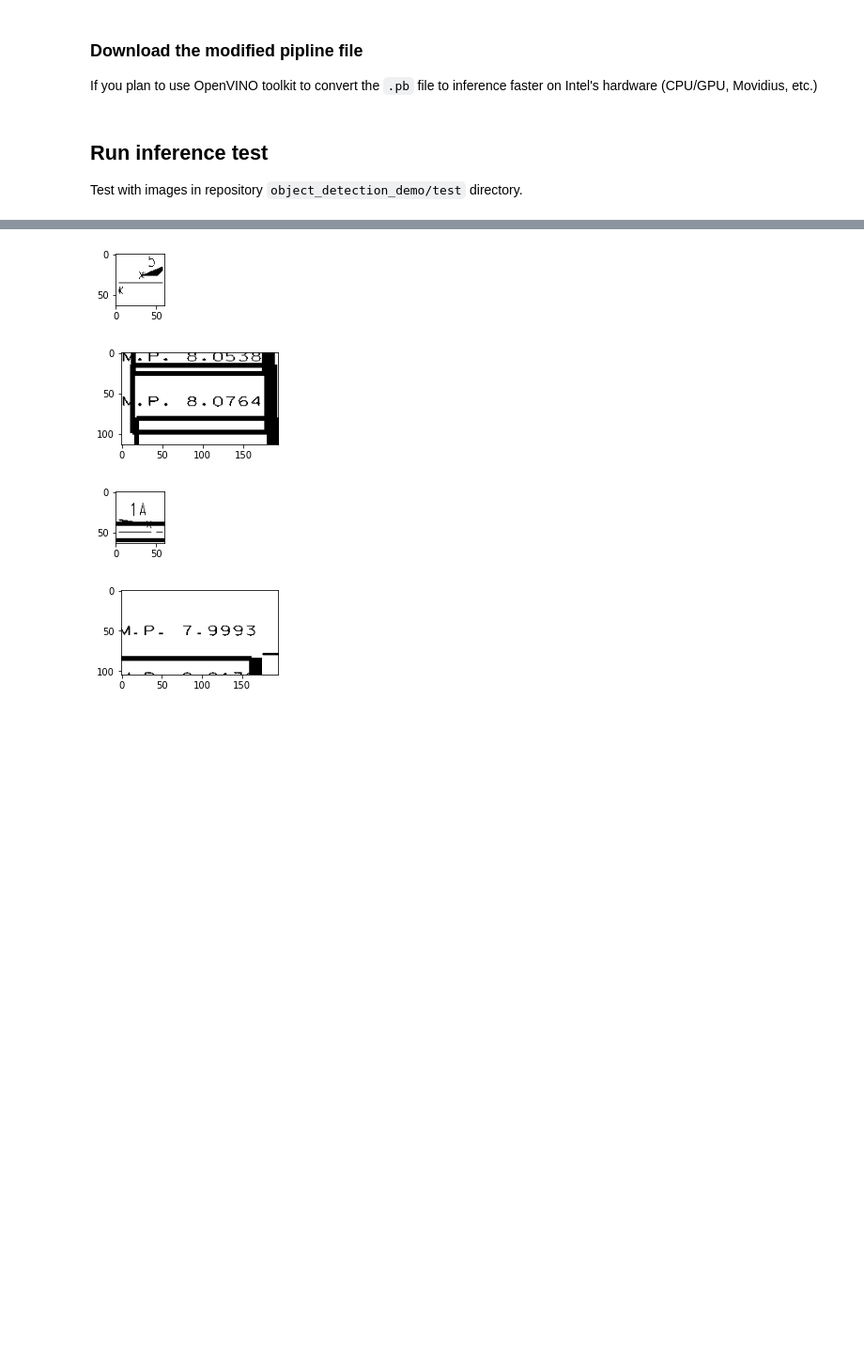
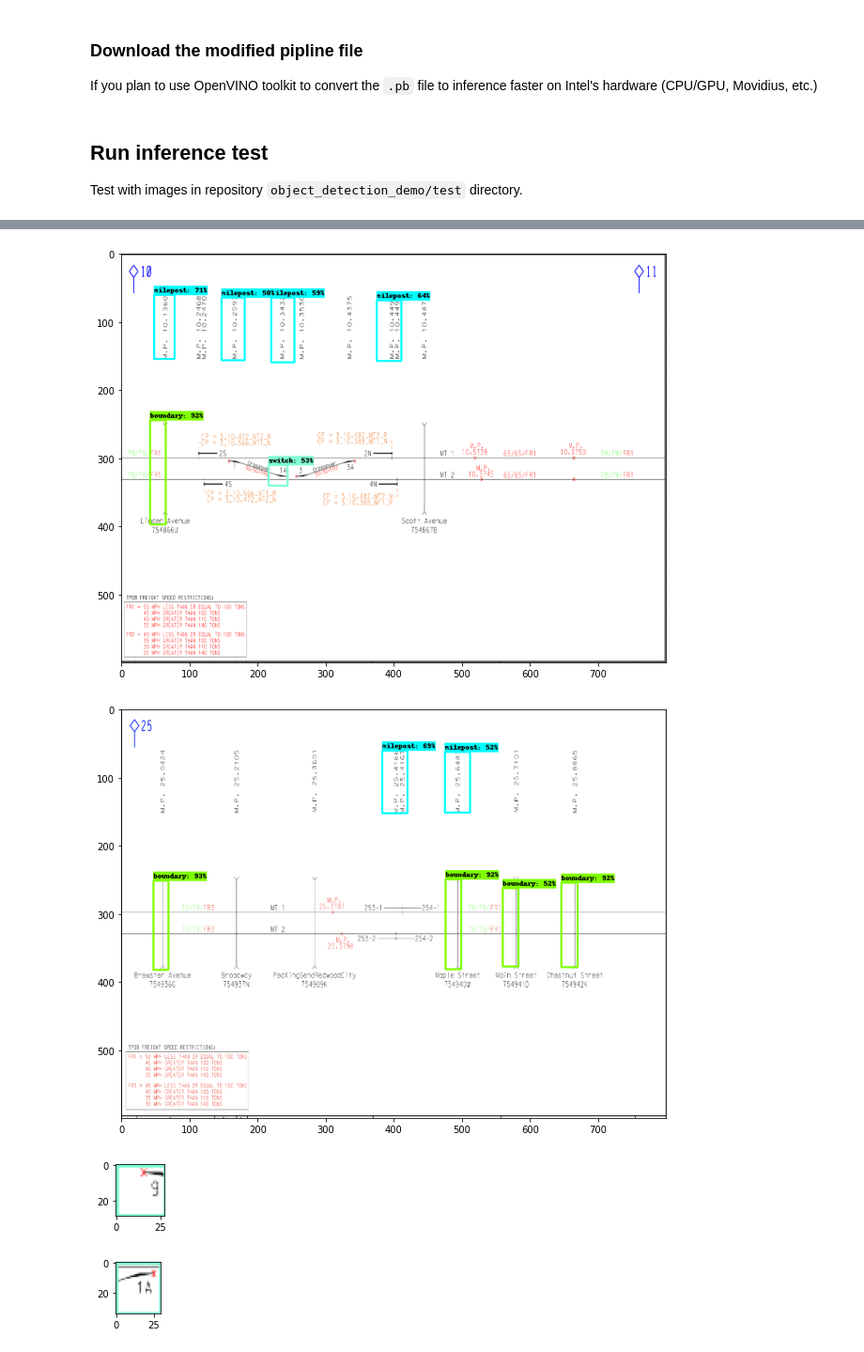
Before and after one commit to aiflow-tech/object_detection_demo, a Jupyter notebook: tensorflow_object_detection_training_colab.ipynb, the cells around one changed output, grey strips where cells are left out. Shown: that part at 94% size. Saved outputs shown, nothing was run; the diff lists cells and outputs as text; code cells hidden in the pictures; blank space fills up the shorter version.

```diff
--- a/tensorflow_object_detection_training_colab.ipynb
+++ b/tensorflow_object_detection_training_colab.ipynb
@@ -502,8 +513,6 @@ from pytesseract import Output
 import shutil
 import cv2
 import zipfile
-import pandas as pd
-import wabtec_track
 
 from collections import defaultdict
 from io import StringIO
@@ -628,24 +637,22 @@ for image_path in TEST_IMAGE_PATHS:
         category_index,
         instance_masks=output_dict.get('detection_masks'),
         use_normalized_coordinates=True,
-        line_thickness=6)
+        line_thickness=3)
 
     boxes = np.squeeze(output_dict['detection_boxes'])
     scores = np.squeeze(output_dict['detection_scores'])
     classes = np.squeeze(output_dict['detection_classes'])
     #set a min thresh score, say 0.8
-    min_score_thresh = 0.3
+    min_score_thresh = 0.6
     bboxes = boxes[scores > min_score_thresh]
     d_classes = classes[scores > min_score_thresh]
-    switch_boxes = bboxes[d_classes == 4]
+    switch_boxes = bboxes[d_classes == 3]
     milepost_boxes = bboxes[d_classes == 2]
-
-
 
     #get image size
     im_width, im_height = image.size
-    # print(image_np.shape)
-    # print(image.size)
+    print(image_np.shape)
+    print(image.size)
     final_box = []
     for box in bboxes:
         ymin, xmin, ymax, xmax = box
@@ -662,35 +669,21 @@ for image_path in TEST_IMAGE_PATHS:
         ymin, xmin, ymax, xmax = box
         m_box.append([xmin * im_width, xmax * im_width, ymin * im_height, ymax * im_height])
 
-    id = []
-    milepost = []
-
     for box in sw_box:
       ymin, xmin, ymax, xmax = box
       y,h,x,w =  np.int64(ymin), np.int64(ymax),np.int64(xmin), np.int64(xmax)
-      # print(y,h,x,w)
-      # print(ymin,xmin)
+      print(y,h,x,w)
+      print(ymin,xmin)
       crop_img = image_np[h:w,y:x]
       plt.figure(figsize=(1,1))
-      gray = cv2.cvtColor(crop_img,cv2.COLOR_RGB2GRAY)
-      kernel = np.ones((3,3),np.uint8)
-      im = np.array(gray * 255, dtype = np.uint8)
-      (thresh, gray) = cv2.threshold(gray, 40, 255, cv2.THRESH_BINARY | cv2.THRESH_OTSU)
-      #opened = cv2.dilate(thresh, kernel, iterations = 1)
-      custom_config = r'--oem 3 --psm 6'
-      img = Image.fromarray(gray)
-      sid = pytesseract.image_to_string(img, config=custom_config)
-      print(sid)
-      id.append(sid)
-      plt.imshow(img,cmap='gray')
       #print(pytesseract.image_to_string((crop_img)))
-      #plt.imshow(crop_img)
+      plt.imshow(crop_img)
       for b in m_box:
           ymin, xmin, ymax, xmax = b
           a,b,c,d = np.int64(ymin), np.int64(ymax),np.int64(xmin), np.int64(xmax)
           val = (y+x)/2
           if(a<val and val<c ):
-             crop_ml = image_np[b-15:d+15,a-15:c+15]
+             crop_ml = image_np[b:d,a:c]
              r_img = cv2.rotate(crop_ml, cv2.ROTATE_90_CLOCKWISE)
              plt.figure(figsize=(3,6))
              gray = cv2.cvtColor(r_img,cv2.COLOR_RGB2GRAY)
@@ -700,27 +693,13 @@ for image_path in TEST_IMAGE_PATHS:
              #opened = cv2.dilate(thresh, kernel, iterations = 1)
              custom_config = r'--oem 3 --psm 6'
              img = Image.fromarray(gray)
-             milestone_id = pytesseract.image_to_string(img, config=custom_config)
              print(pytesseract.image_to_string(img, config=custom_config))
-             milepost.append(milestone_id)
              plt.imshow(img,cmap='gray')
 
-      dict = {'type': "switch", 'id':id, 'milestone':milepost}
-      df = pd.DataFrame(dict)
-      print(df)
-      df.to_csv (r'df.csv', index = False, header=True)
-
-      t_img = cv2.imwrite('color_img.jpg', image_np)
-      wtt = wabtec_track.WabTecTrack(file_name='color_img.jpg')
-      tracks = wtt.get_lines()
-      for track in tracks:
-        (x1,y1) = track.point_one()
-        (x2,y2) = track.point_two()
-        cv2.rectangle(image_np, (x1-10, y1-10), (x2+10, y2+10), (255, 0, 0), 2)
 
     #print(category_index)
-    #print(d_classes)
-    #print(m_box)
+    print(d_classes)
+    print(m_box)
     plt.figure(figsize=IMAGE_SIZE)
     plt.imshow(image_np)
 # %% [output]
@@ -744,4 +723,4 @@ M-P- 77-9993
-[figure, old version]
+[figure, new version]
-[figure, old version]
+[figure, new version]
-[figure, old version]
+[figure, new version]
-[figure, old version]
+[figure, new version]
```
Also changed, not shown: parts of 15 cells of this notebook, 2 other files.
